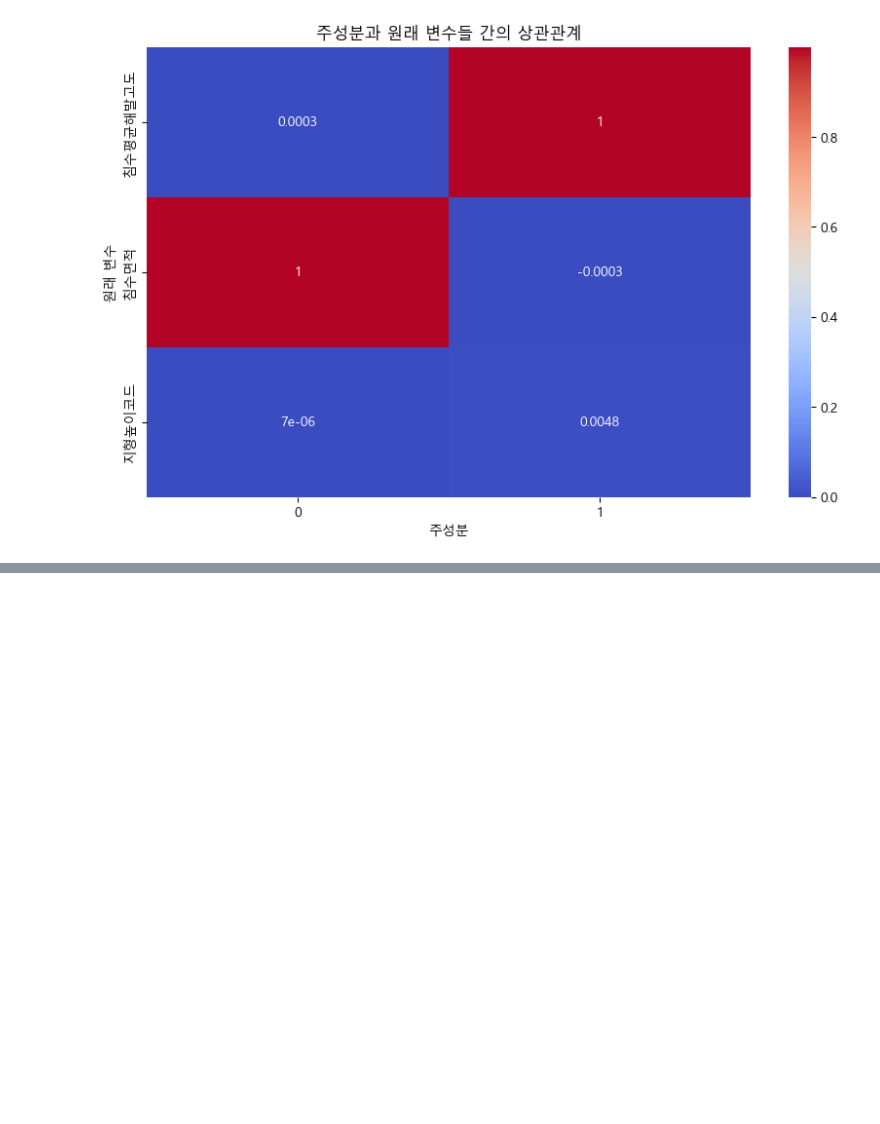
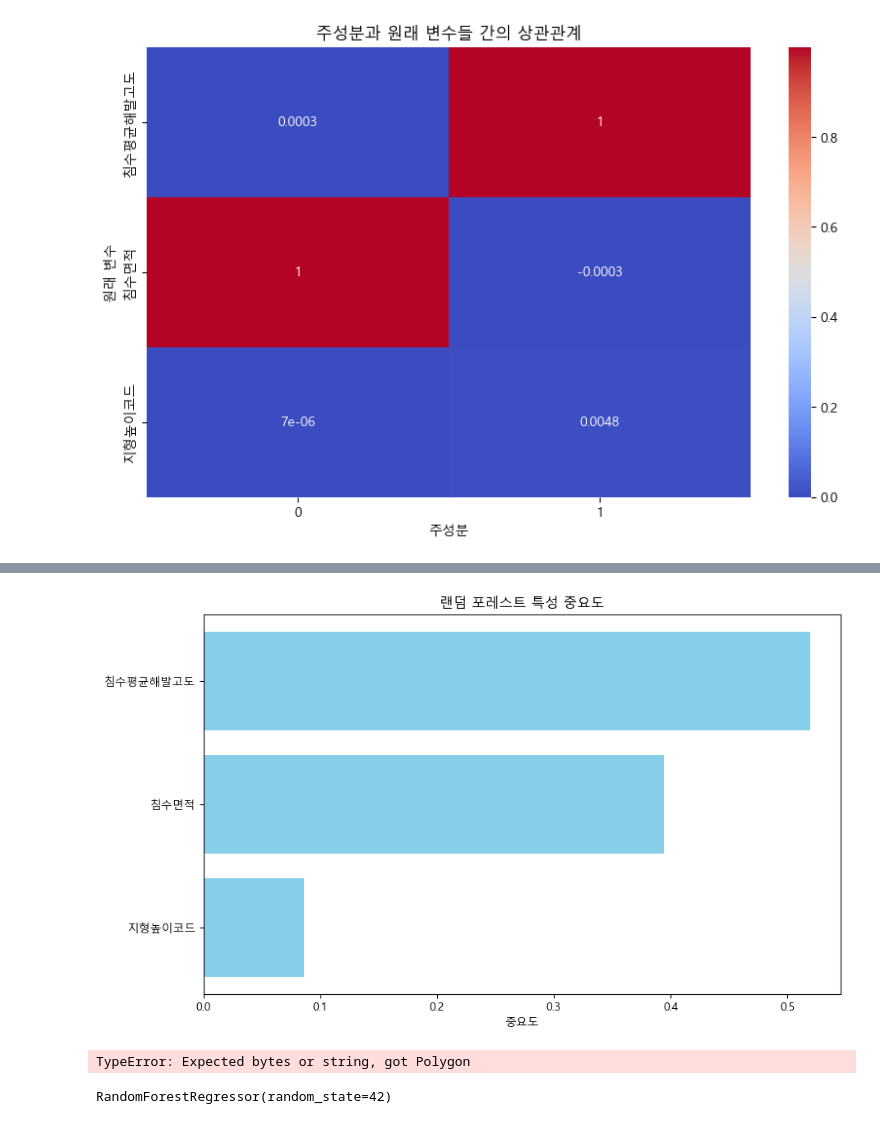
Before and after one commit to Choiinwoo401/Final_Project, a Jupyter notebook: 남수형/침수와지형데이터분석.ipynb, the cells around one changed output, grey strips where cells are left out. Drawn from its saved outputs; the diff is of its cells as text; code cells hidden in the pictures; blank space fills up the shorter version.

```diff
--- a/남수형/침수와지형데이터분석.ipynb
+++ b/남수형/침수와지형데이터분석.ipynb
@@ -1893,0 +1941,16 @@ plt.show()
+# %%
+# 특성 중요도 시각화
+feature_importance = rf_model.feature_importances_
+importance_df = pd.DataFrame({
+    'Feature': X.columns,
+    'Importance': feature_importance
+}).sort_values(by='Importance', ascending=False)
+
+plt.figure(figsize=(10, 6))
+plt.barh(importance_df['Feature'], importance_df['Importance'], color='skyblue')
+plt.xlabel('중요도')
+plt.title('랜덤 포레스트 특성 중요도')
+plt.gca().invert_yaxis()
+plt.show()
+# %% [output]
+[figure, added]
@@ -1893,0 +1970,17 @@ plt.show()
+# %%
+# 데이터 준비
+merged_df['지오메트리'] = merged_df['지오메트리'].apply(wkt.loads)
+merged_data = gpd.GeoDataFrame(merged_df[['지오메트리', '침수평균해발고도', '침수면적', '지형높이코드', '침수수심']].dropna(), geometry='지오메트리')
+merged_data.set_crs(epsg=5174, inplace=True)  # 데이터의 원래 좌표계 설정
+
+# 좌표계를 WGS84로 변환
+merged_data = merged_data.to_crs(epsg=4326)
+
+# 변환된 좌표 추출
+merged_data['위도'] = merged_data.geometry.centroid.y
+merged_data['경도'] = merged_data.geometry.centroid.x
+
+X = merged_data[['침수평균해발고도', '침수면적', '지형높이코드']]
+y = merged_data['침수수심']
+# %% [output]
+TypeError: Expected bytes or string, got Polygon
@@ -1893,0 +1990,6 @@ plt.show()
+# %%
+# 랜덤 포레스트 모델 학습
+rf_model = RandomForestRegressor(random_state=42)
+rf_model.fit(X_train, y_train)
+# %% [output]
+RandomForestRegressor(random_state=42)
```
Also changed, not shown: parts of 55 cells of this notebook.
